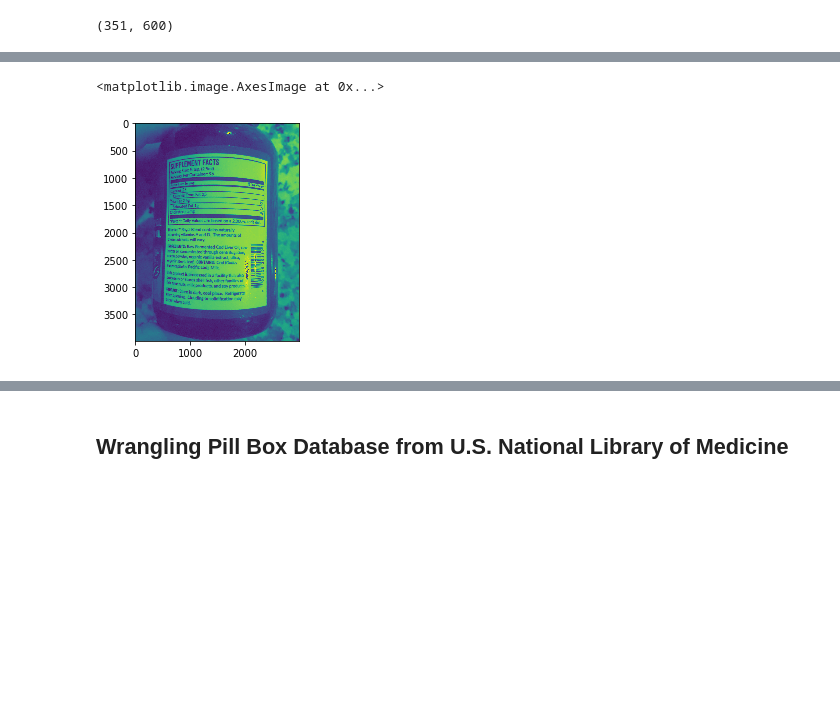
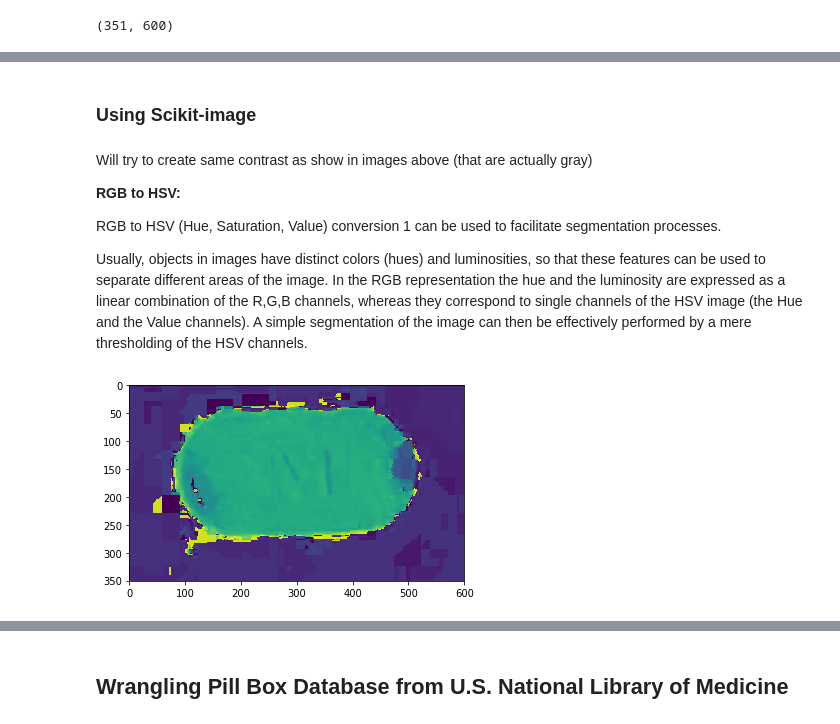
Before and after one commit to labs12-rxid/DS, a Jupyter notebook: pill_id_test.ipynb, the cells around one changed output, grey strips where cells are left out. Saved outputs shown, nothing was run; the diff lists cells and outputs as text; code cells hidden in the pictures; blank space fills up the shorter version.

Commit message:
Updated notebook using sckit image to increase contrast on pill pics

```diff
--- a/pill_id_test.ipynb
+++ b/pill_id_test.ipynb
@@ -46,5 +69,21 @@ array([[0.44031137, 0.44031137, 0.44031137, ..., 0.79007333, 0.79007333,
+# %% [markdown]
+### Using Scikit-image
+# %% [markdown]
+Will try to create same contrast as show in images above (that are actually gray)
+
+**RGB to HSV:**
+
+RGB to HSV (Hue, Saturation, Value) conversion 1 can be used to facilitate segmentation processes.
+
+Usually, objects in images have distinct colors (hues) and luminosities, so that these features can be used to separate different areas of the image. In the RGB representation the hue and the luminosity are expressed as a linear combination of the R,G,B channels, whereas they correspond to single channels of the HSV image (the Hue and the Value channels). A simple segmentation of the image can then be effectively performed by a mere thresholding of the HSV channels.
+# %%
+from skimage.color import rgb2hsv
+
+hsv_img = rgb2hsv(pillpic)
+
+hue_img = hsv_img[:, :, 0]
+value_img = hsv_img[:, :, 2]
 # %%
-plt.imshow(labelpic_grayscale)
+plt.imshow(hue_img);
 # %% [output]
-<matplotlib.image.AxesImage at 0x...>
-[figure, old version]
+[figure, new version]
```
Also changed, not shown: parts of 19 cells of this notebook.
